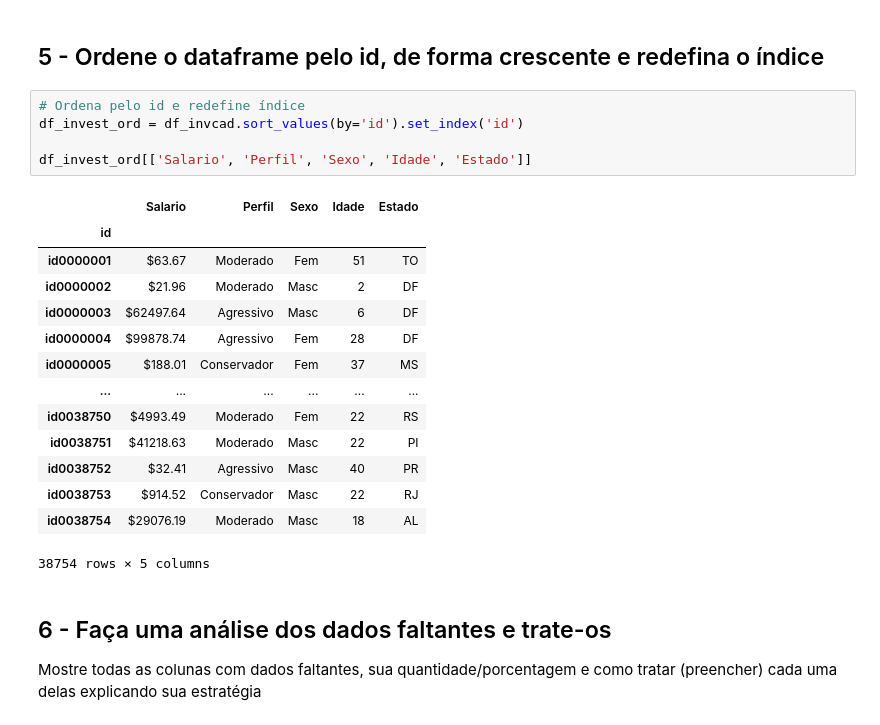
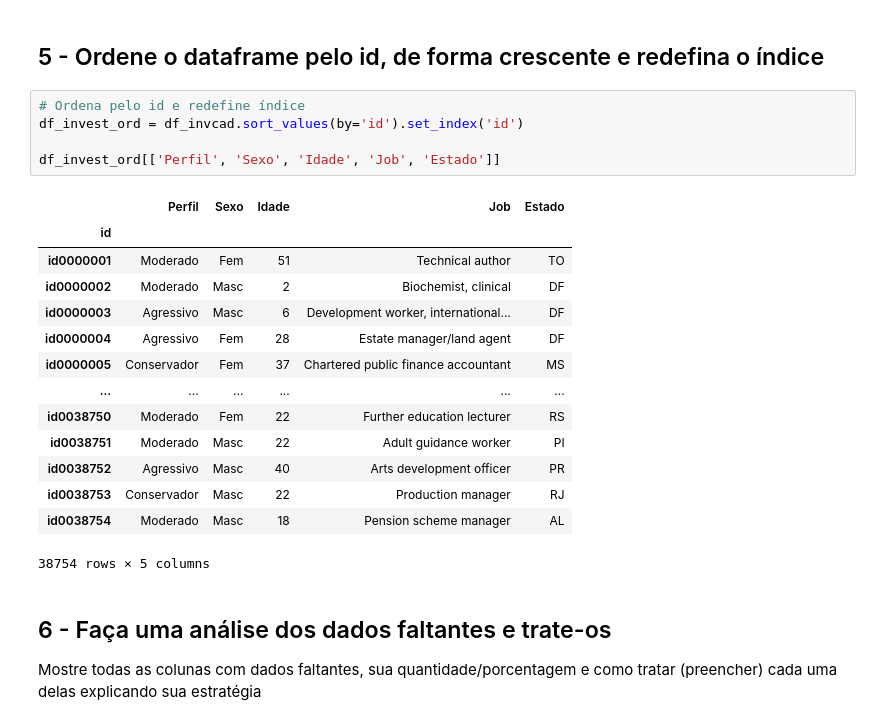
Before and after one commit to Rogerup/LC_Pandas_Proj1, a Jupyter notebook: proj1_pandas_notebook.ipynb, the cells around one changed output. Saved outputs shown, nothing was run; the diff lists cells and outputs as text.

Commit message:
Omite Salario (para evitar o $)

```diff
--- a/proj1_pandas_notebook.ipynb
+++ b/proj1_pandas_notebook.ipynb
@@ -168,22 +168,22 @@ Após merge   : 20
 # %%
 # Ordena pelo id e redefine índice
 df_invest_ord = df_invcad.sort_values(by='id').set_index('id')
 
-df_invest_ord[['Salario', 'Perfil', 'Sexo', 'Idade', 'Estado']]
+df_invest_ord[['Perfil', 'Sexo', 'Idade', 'Job', 'Estado']]
 # %% [output]
-|  | Salario | Perfil | Sexo | Idade | Estado |
+|  | Perfil | Sexo | Idade | Job | Estado |
 | id |  |  |  |  |  |
-| id0000001 | $63.67 | Moderado | Fem | 51 | TO |
-| id0000002 | $21.96 | Moderado | Masc | 2 | DF |
-| id0000003 | $62497.64 | Agressivo | Masc | 6 | DF |
-| id0000004 | $99878.74 | Agressivo | Fem | 28 | DF |
-| id0000005 | $188.01 | Conservador | Fem | 37 | MS |
+| id0000001 | Moderado | Fem | 51 | Technical author | TO |
+| id0000002 | Moderado | Masc | 2 | Biochemist, clinical | DF |
+| id0000003 | Agressivo | Masc | 6 | Development worker, international... | DF |
+| id0000004 | Agressivo | Fem | 28 | Estate manager/land agent | DF |
+| id0000005 | Conservador | Fem | 37 | Chartered public finance accountant | MS |
 | ... | ... | ... | ... | ... | ... |
-| id0038750 | $4993.49 | Moderado | Fem | 22 | RS |
-| id0038751 | $41218.63 | Moderado | Masc | 22 | PI |
-| id0038752 | $32.41 | Agressivo | Masc | 40 | PR |
-| id0038753 | $914.52 | Conservador | Masc | 22 | RJ |
-| id0038754 | $29076.19 | Moderado | Masc | 18 | AL |
+| id0038750 | Moderado | Fem | 22 | Further education lecturer | RS |
+| id0038751 | Moderado | Masc | 22 | Adult guidance worker | PI |
+| id0038752 | Agressivo | Masc | 40 | Arts development officer | PR |
+| id0038753 | Conservador | Masc | 22 | Production manager | RJ |
+| id0038754 | Moderado | Masc | 18 | Pension scheme manager | AL |
 38754 rows × 5 columns
 # %% [markdown]
 ## 6 - Faça uma análise dos dados faltantes e trate-os
```
